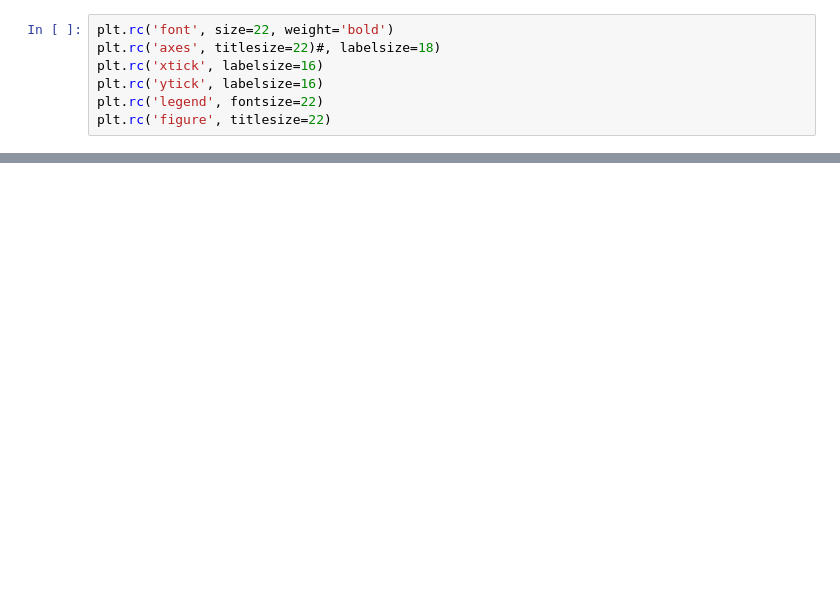
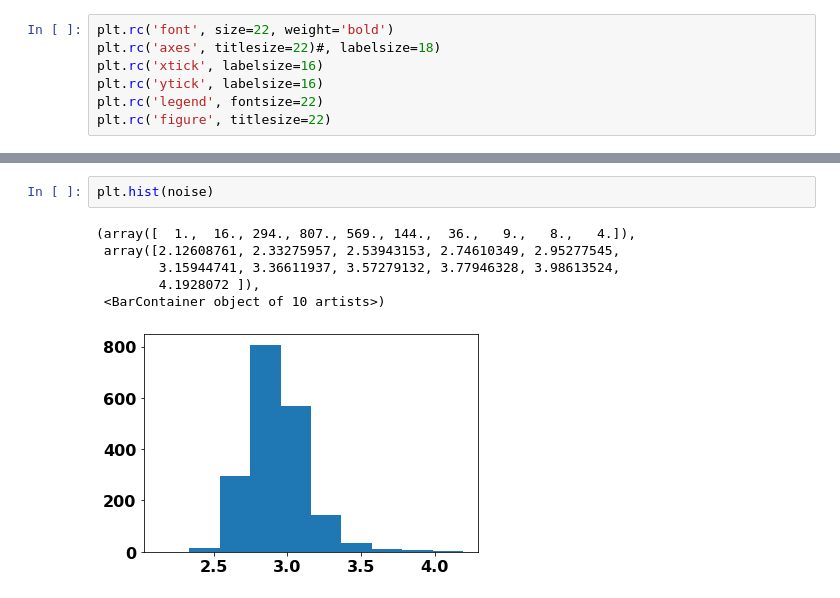
Before and after one commit to jennetd/OT, a Jupyter notebook: notebooks/scurves.ipynb, the cells around one changed output, grey strips where cells are left out. Drawn from its saved outputs; the diff is of its cells as text; blank space fills up the shorter version.

```diff
--- a/notebooks/scurves.ipynb
+++ b/notebooks/scurves.ipynb
@@ -89,0 +101,9 @@ scurve_plots(mapsas,"Bump")
+# %%
+plt.hist(noise)
+# %% [output]
+(array([  1.,  16., 294., 807., 569., 144.,  36.,   9.,   8.,   4.]),
+ array([2.12608761, 2.33275957, 2.53943153, 2.74610349, 2.95277545,
+        3.15944741, 3.36611937, 3.57279132, 3.77946328, 3.98613524,
+        4.1928072 ]),
+ <BarContainer object of 10 artists>)
+[figure, added]
```
Also changed, not shown: parts of 20 cells of this notebook, 5 other files.
